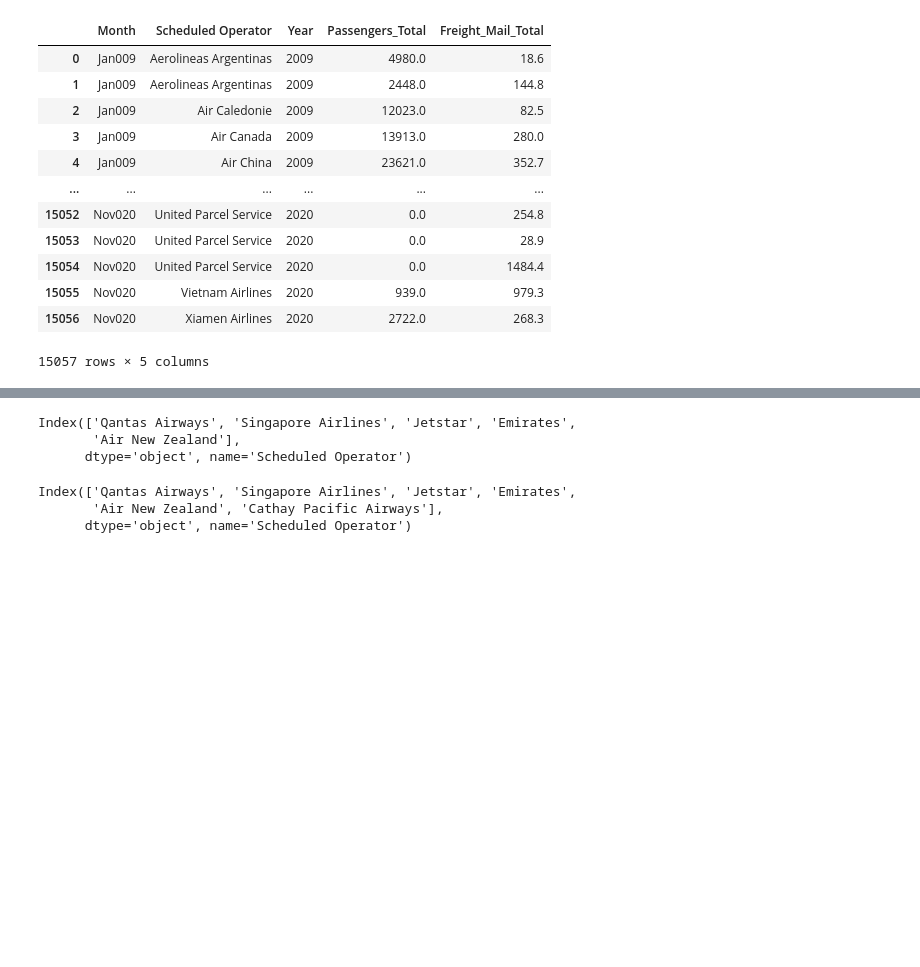
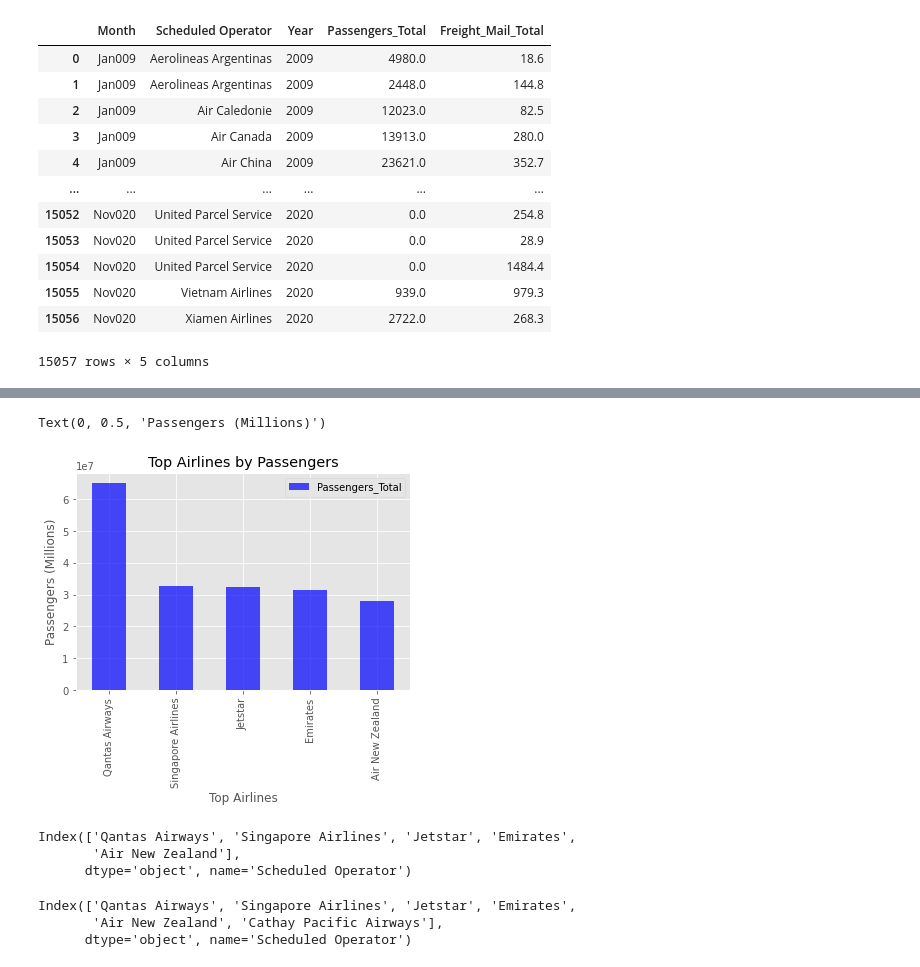
Before and after one commit to dianeyaneza/ebay-espresso, a Jupyter notebook: investigation/project_1_airline_performance.ipynb, the cells around one changed output, grey strips where cells are left out. Drawn from its saved outputs; the diff is of its cells as text; code cells hidden in the pictures; blank space fills up the shorter version.

```diff
--- a/investigation/project_1_airline_performance.ipynb
+++ b/investigation/project_1_airline_performance.ipynb
@@ -165,12 +184,23 @@ Index(['Singapore Airlines', 'Qantas Airways', 'Emirates',
 # %%
-#Get top airlines by total number of passengers travelled
+#Get top airlines by total number of passengers travelled since 2009
 top_passenger_airlines_df = grouped_airline_flight_df.sum().sort_values("Passengers_Total", ascending=False)[:5]
-top_passenger_airlines_list = top_passenger_airlines_df.index
-top_passenger_airlines_list
+top_passenger_airlines_df["Passengers_Total"]
+top_passenger_airlines_df["Passengers_Total"].plot.bar(alpha=0.7, colormap="winter")
+plt.legend(loc="best")
+plt.title("Top Airlines by Passengers")
+plt.xlabel("Top Airlines")
+plt.ylabel("Passengers (Millions)")
 # %% [output]
-Index(['Qantas Airways', 'Singapore Airlines', 'Jetstar', 'Emirates',
-       'Air New Zealand'],
-      dtype='object', name='Scheduled Operator')
+Text(0, 0.5, 'Passengers (Millions)')
+[figure, added]
+# %%
+# Save list of top airlines by passengers carried
+top_passenger_airlines_list = top_passenger_airlines_df.index
+top_passenger_airlines_list
+# %% [output]
+Index(['Qantas Airways', 'Singapore Airlines', 'Jetstar', 'Emirates',
+       'Air New Zealand'],
+      dtype='object', name='Scheduled Operator')
 # %%
 #Combine top airlines for freight-mail and passengers
 top_airlines_combined_list = top_passenger_airlines_list.append(top_freight_mail_airlines_list)
```
Also changed, not shown: parts of 4 cells of this notebook, 2 other files.
